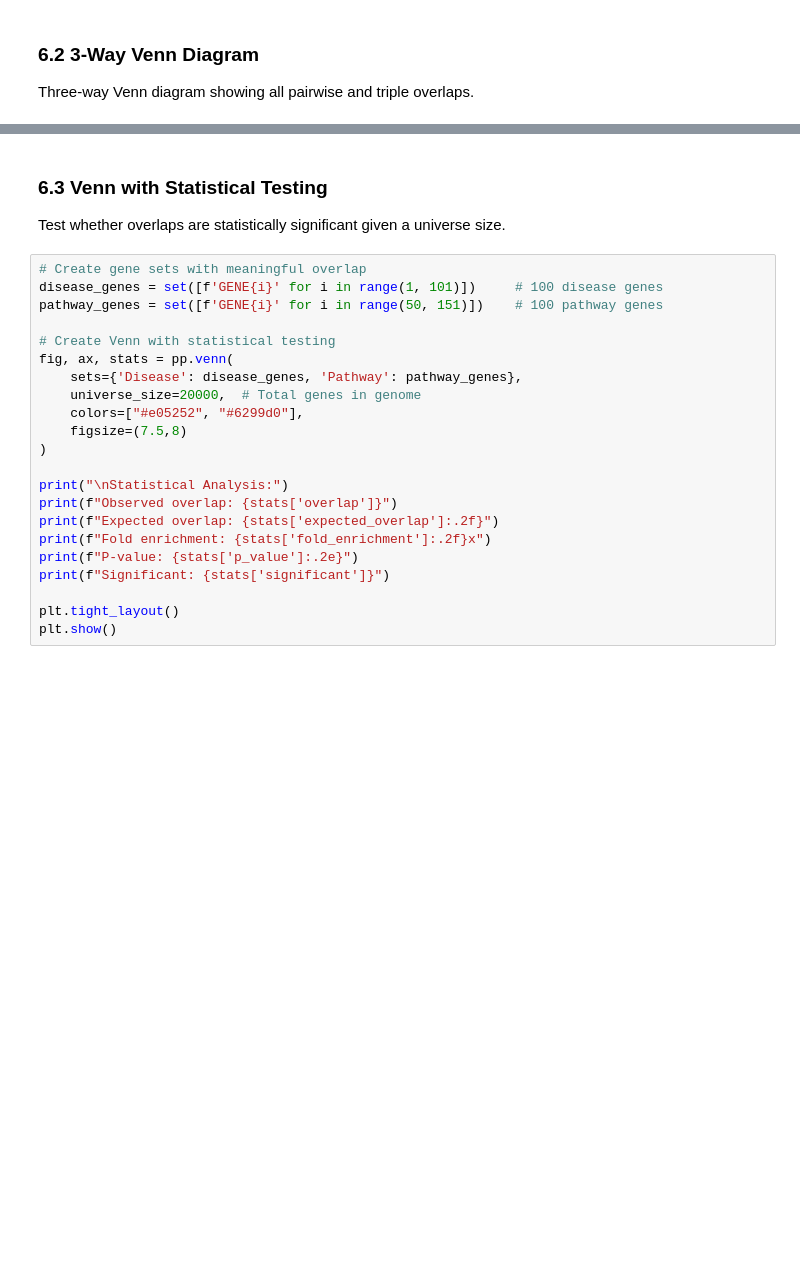
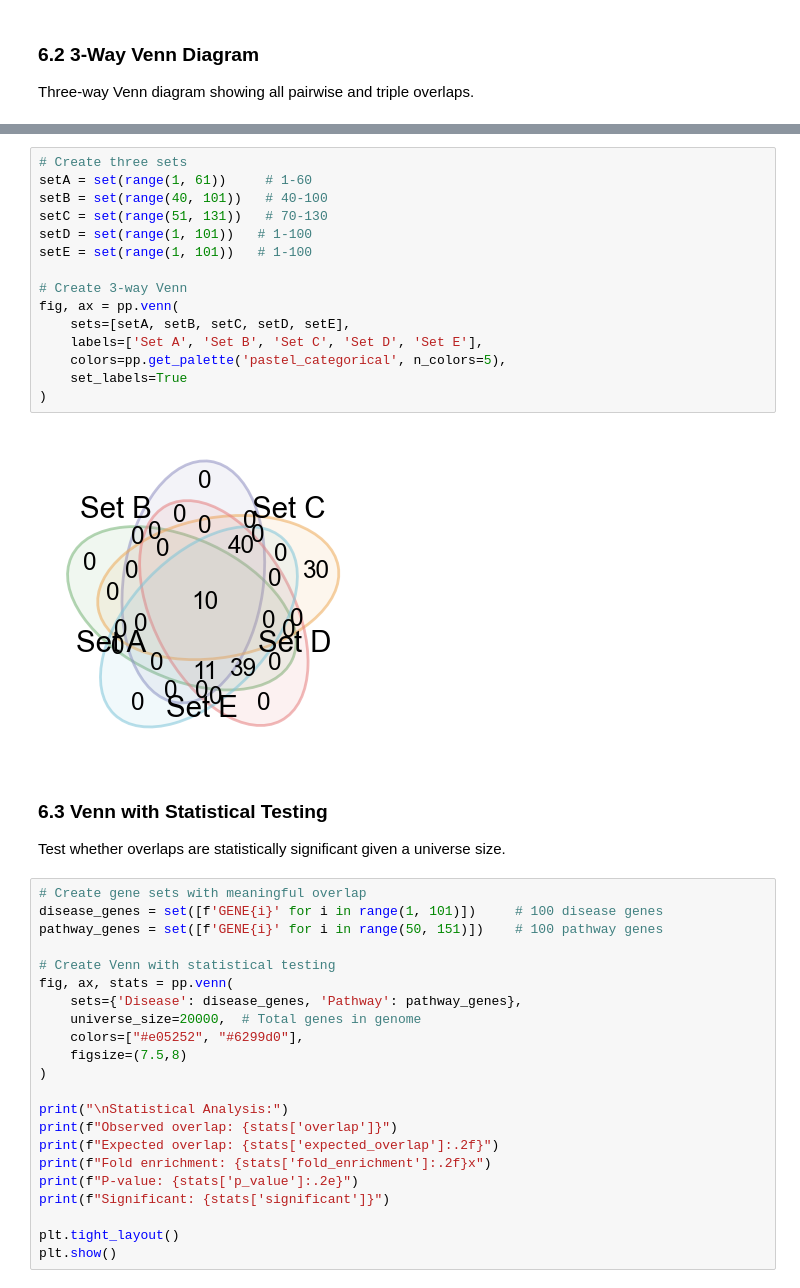
Before and after one commit to jorgebotas/prettyplot, a Jupyter notebook: examples.ipynb, the cells around one changed output, grey strips where cells are left out. Saved outputs shown, nothing was run; the diff lists cells and outputs as text; blank space fills up the shorter version.

```diff
--- a/examples.ipynb
+++ b/examples.ipynb
@@ -646,3 +667,20 @@ print(f"Pairwise overlaps: {stats['pairwise_overlaps']}")
+# %%
+# Create three sets
+setA = set(range(1, 61))     # 1-60
+setB = set(range(40, 101))   # 40-100
+setC = set(range(51, 131))   # 70-130
+setD = set(range(1, 101))   # 1-100
+setE = set(range(1, 101))   # 1-100
+
+# Create 3-way Venn
+fig, ax = pp.venn(
+    sets=[setA, setB, setC, setD, setE],
+    labels=['Set A', 'Set B', 'Set C', 'Set D', 'Set E'],
+    colors=pp.get_palette('pastel_categorical', n_colors=5),
+    set_labels=True
+)
+# %% [output]
+[figure, added]
 # %% [markdown]
 ### 6.3 Venn with Statistical Testing
 
```
Also changed, not shown: parts of 5 cells of this notebook, 4 other files.
